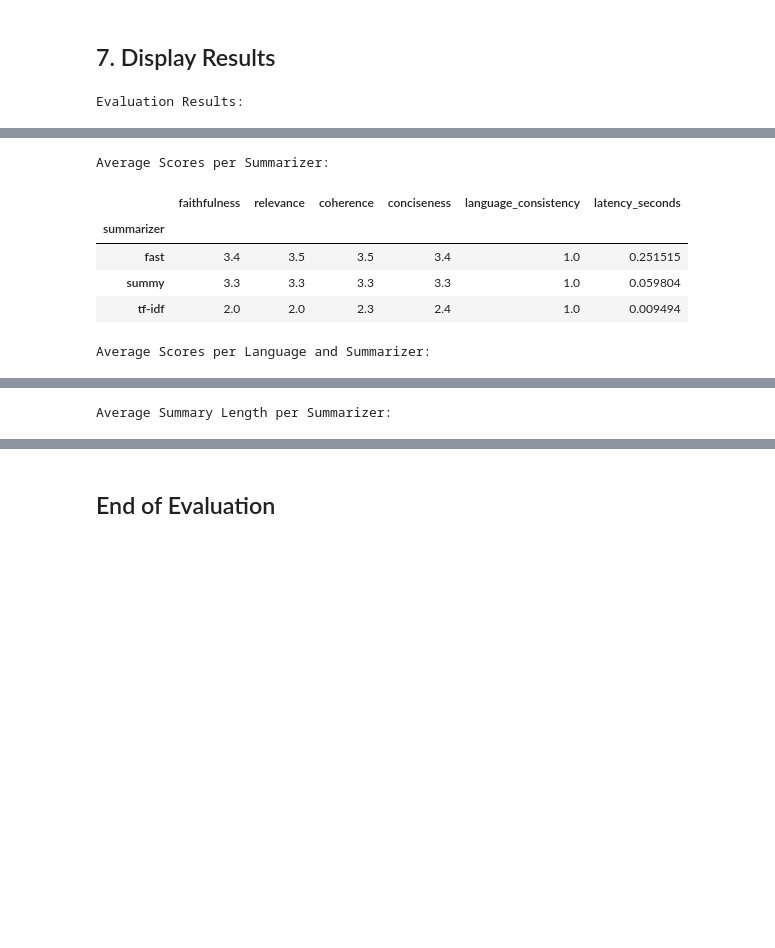
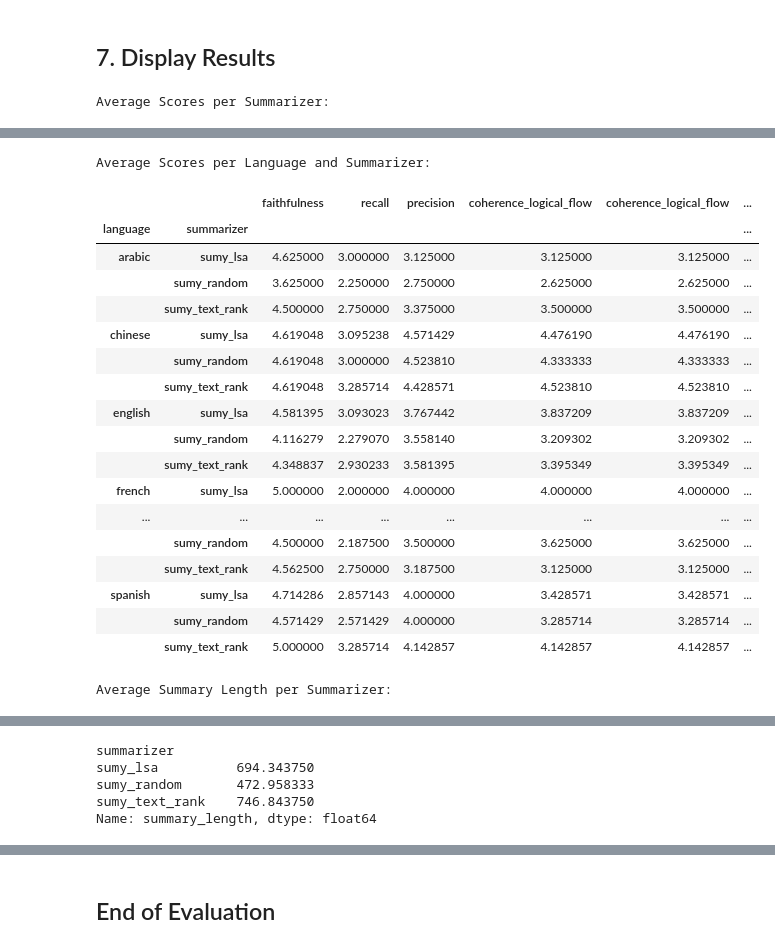
Before and after one commit to dortenenboim314/website-summary, a Jupyter notebook: eval_notebook.ipynb, the cells around one changed output, grey strips where cells are left out. Drawn from its saved outputs; the diff is of its cells as text; code cells hidden in the pictures; blank space fills up the shorter version.

Commit message:
new eval

```diff
--- a/eval_notebook.ipynb
+++ b/eval_notebook.ipynb
@@ -36,8 +38,8 @@ c:\repos\search-summaries\.venv\Lib\site-packages
 DATASET_PATH = 'dataset/unified_dataset.csv'
 TEXT_COLUMN = 'text'
 LANGUAGE_COLUMN = 'language'
-MAX_SENTENCES_SUMMARY = 3
-N_SAMPLES = 10
+MAX_SENTENCES_SUMMARY = 5
+N_SAMPLES = 15
 TARGET_LANGUAGES = ['english', 'german', 'arabic', 'chinese', 'spanish', 'french']
 # %% [markdown]
 ## 3. Load Data
@@ -52,3 +54,7 @@ except FileNotFoundError:
 # %% [output]
 Dataset loaded successfully. Shape: (202, 7)
 Available languages: ['english' 'spanish' 'french' 'german' 'chinese' 'arabic']
+# %%
+# remove rows that their length is more than 5K
+df_full = df_full[df_full['length'] < 5000]
+print(f"Filtered dataset shape: {df_full.shape}")
@@ -102,25 +110,37 @@ chinese    1
 french     1
 Name: count, dtype: int64
+# %%
+df_eval = df_full
 # %% [markdown]
 ## 5. Initialize Summarizers and Judge
 # %%
 # Initialize summarizers
-fast_summarizer = FastSummarizer()
-print("HybridSummarizer initialized.")
+# fast_summarizer = FastSummarizer()
+sumy_text_rank = SumyTextRankSummarizer("text_rank")
+sumy_random = SumyTextRankSummarizer("random")
+sumy_lsa = SumyTextRankSummarizer("lsa")
+# tf_idf_summarizer = TFIDFSummarizer()
+# bart_summarizer = BartLargeSummarizer()
+# mt5 = MT5()
+# qwen = Qwen()
+# neural_textrank = NeuralTextRank()
 
-sumy_summarizer = SumyTextRankSummarizer()
-
-tf_idf_summarizer = TFIDFSummarizer()
 summarizers = {
-    "fast": fast_summarizer,
-    "summy": sumy_summarizer,
-    "tf-idf": tf_idf_summarizer,
+    "sumy_text_rank": sumy_text_rank,
+    "sumy_random": sumy_random,
+    "sumy_lsa": sumy_lsa,
+    # "fast": fast_summarizer,
+    # "tf-idf": tf_idf_summarizer,
+    # "bart_summarizer": bart_summarizer,
+    # "mt5": mt5,
+    # "qwen": qwen,
+    # "neural_text_rank": neural_textrank,
 }
 
 # Initialize the judge
 # Assumes OPENAI_API_KEY is in .env or environment variables
 try:
-    judge = SummarizationJudge()
+    judge = SummarizationJudge(model = "gpt-4.1-mini-2025-04-14")
     print("SummarizationJudge initialized.")
 except Exception as e:
     print(f"Error initializing SummarizationJudge: {e}. Make sure OPENAI_API_KEY is set.")
@@ -236,15 +257,15 @@ Processing sample from row 40 (Language: english)...
 ## 7. Display Results
 # %%
 df_results = pd.DataFrame(results)
-print("\nEvaluation Results:")
-display(df_results)
+# print("\nEvaluation Results:")
+# display(df_results)
 
 # %% [markdown]
 # ### Average Scores per Summarizer
 
 # %%
 # Calculate average scores, ensuring numeric conversion for score columns
-score_cols = ['faithfulness', 'relevance', 'coherence', 'conciseness', 'language_consistency', 'latency_seconds']
+score_cols = ['faithfulness', 'recall', 'precision', 'coherence_logical_flow', 'coherence_logical_flow','language_consistency', 'latency_seconds']
 for col in score_cols:
     df_results[col] = pd.to_numeric(df_results[col], errors='coerce')
 
@@ -265,4 +286,4 @@ avg_summary_length = df_results.groupby('summarizer')['summary_length'].mean()
 print("\nAverage Summary Length per Summarizer:")
 display(avg_summary_length)
 # %% [output]
-Evaluation Results:
+Average Scores per Summarizer:
@@ -286,7 +295,20 @@ Evaluation Results:
-Average Scores per Summarizer:
+Average Scores per Language and Summarizer:
-|  | faithfulness | relevance | coherence | conciseness | language_consistency | latency_seconds |
-| summarizer |  |  |  |  |  |  |
-| fast | 3.4 | 3.5 | 3.5 | 3.4 | 1.0 | 0.251515 |
-| summy | 3.3 | 3.3 | 3.3 | 3.3 | 1.0 | 0.059804 |
-| tf-idf | 2.0 | 2.0 | 2.3 | 2.4 | 1.0 | 0.009494 |
+|  |  | faithfulness | recall | precision | coherence_logical_flow | coherence_logical_flow | ... |
+| language | summarizer |  |  |  |  |  | ... |
+| arabic | sumy_lsa | 4.625000 | 3.000000 | 3.125000 | 3.125000 | 3.125000 | ... |
+|  | sumy_random | 3.625000 | 2.250000 | 2.750000 | 2.625000 | 2.625000 | ... |
+|  | sumy_text_rank | 4.500000 | 2.750000 | 3.375000 | 3.500000 | 3.500000 | ... |
+| chinese | sumy_lsa | 4.619048 | 3.095238 | 4.571429 | 4.476190 | 4.476190 | ... |
+|  | sumy_random | 4.619048 | 3.000000 | 4.523810 | 4.333333 | 4.333333 | ... |
+|  | sumy_text_rank | 4.619048 | 3.285714 | 4.428571 | 4.523810 | 4.523810 | ... |
+| english | sumy_lsa | 4.581395 | 3.093023 | 3.767442 | 3.837209 | 3.837209 | ... |
+|  | sumy_random | 4.116279 | 2.279070 | 3.558140 | 3.209302 | 3.209302 | ... |
+|  | sumy_text_rank | 4.348837 | 2.930233 | 3.581395 | 3.395349 | 3.395349 | ... |
+| french | sumy_lsa | 5.000000 | 2.000000 | 4.000000 | 4.000000 | 4.000000 | ... |
+| ... | ... | ... | ... | ... | ... | ... | ... |
+|  | sumy_random | 4.500000 | 2.187500 | 3.500000 | 3.625000 | 3.625000 | ... |
+|  | sumy_text_rank | 4.562500 | 2.750000 | 3.187500 | 3.125000 | 3.125000 | ... |
+| spanish | sumy_lsa | 4.714286 | 2.857143 | 4.000000 | 3.428571 | 3.428571 | ... |
+|  | sumy_random | 4.571429 | 2.571429 | 4.000000 | 3.285714 | 3.285714 | ... |
+|  | sumy_text_rank | 5.000000 | 3.285714 | 4.142857 | 4.142857 | 4.142857 | ... |
-Average Scores per Language and Summarizer:
+Average Summary Length per Summarizer:
@@ -311 +315,5 @@ Average Scores per Language and Summarizer:
-Average Summary Length per Summarizer:
+summarizer
+sumy_lsa          694.343750
+sumy_random       472.958333
+sumy_text_rank    746.843750
+Name: summary_length, dtype: float64
```
Also changed, not shown: parts of 10 cells of this notebook.
